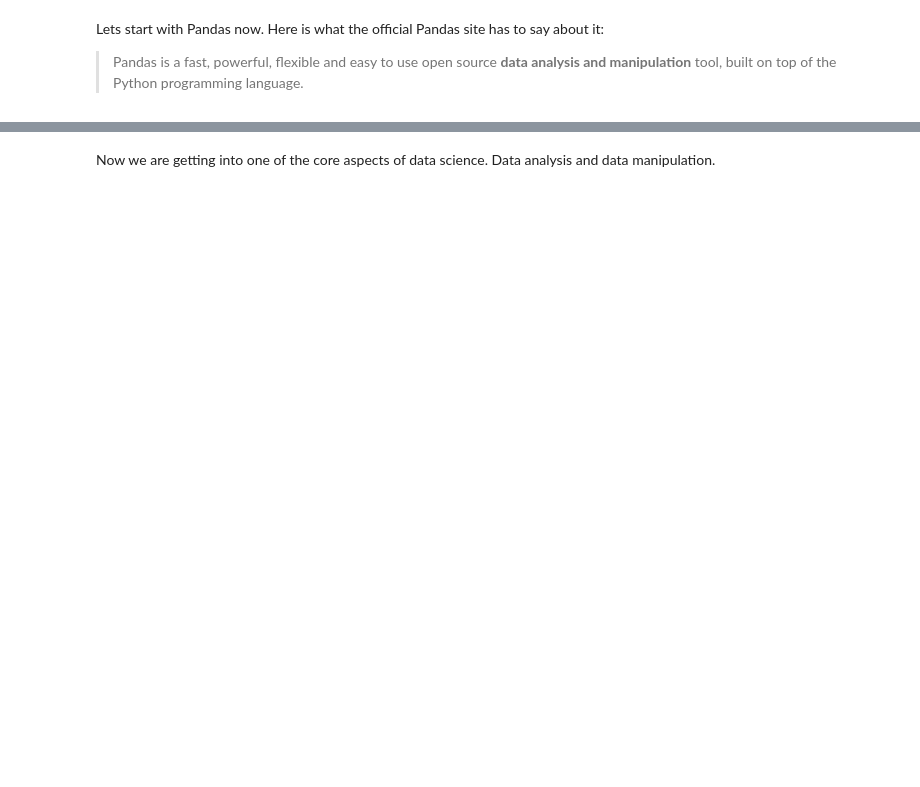
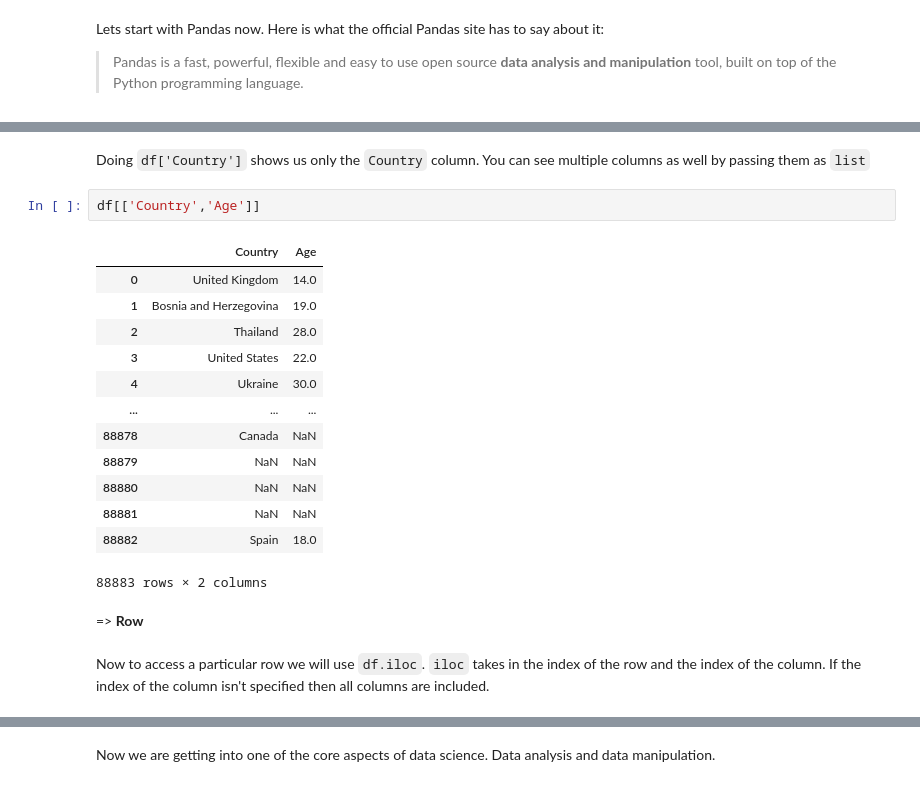
Before and after one commit to YatinAdityaT/Drishti-workshop, a Jupyter notebook: BasicsOfNumpyPandasMatplotlib.ipynb, the cells around one changed output, grey strips where cells are left out. Drawn from its saved outputs; the diff is of its cells as text; blank space fills up the shorter version.

```diff
--- a/BasicsOfNumpyPandasMatplotlib.ipynb
+++ b/BasicsOfNumpyPandasMatplotlib.ipynb
@@ -591,0 +630,22 @@ built on top of the Python programming language.
+# %% [markdown]
+Doing `df['Country']` shows us only the `Country` column. You can see multiple columns as well by passing them as `list`
+# %%
+df[['Country','Age']]
+# %% [output]
+|  | Country | Age |
+| 0 | United Kingdom | 14.0 |
+| 1 | Bosnia and Herzegovina | 19.0 |
+| 2 | Thailand | 28.0 |
+| 3 | United States | 22.0 |
+| 4 | Ukraine | 30.0 |
+| ... | ... | ... |
+| 88878 | Canada | NaN |
+| 88879 | NaN | NaN |
+| 88880 | NaN | NaN |
+| 88881 | NaN | NaN |
+| 88882 | Spain | 18.0 |
+88883 rows × 2 columns
+# %% [markdown]
+=> **Row**
+# %% [markdown]
+Now to access a particular row we will use `df.iloc`. `iloc` takes in the index of the row and the index of the column. If the index of the column isn't specified then all columns are included.
```
Also changed, not shown: parts of 95 cells of this notebook.
